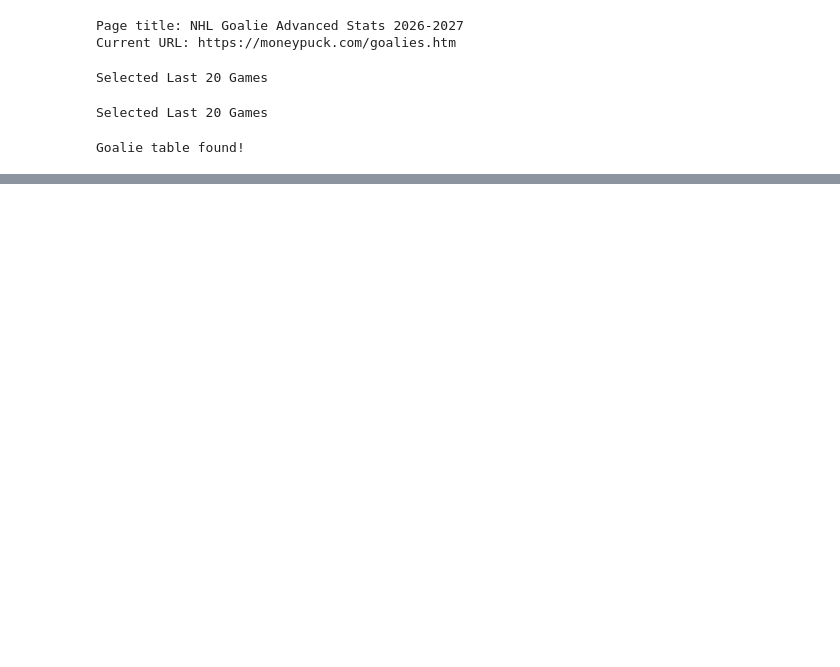
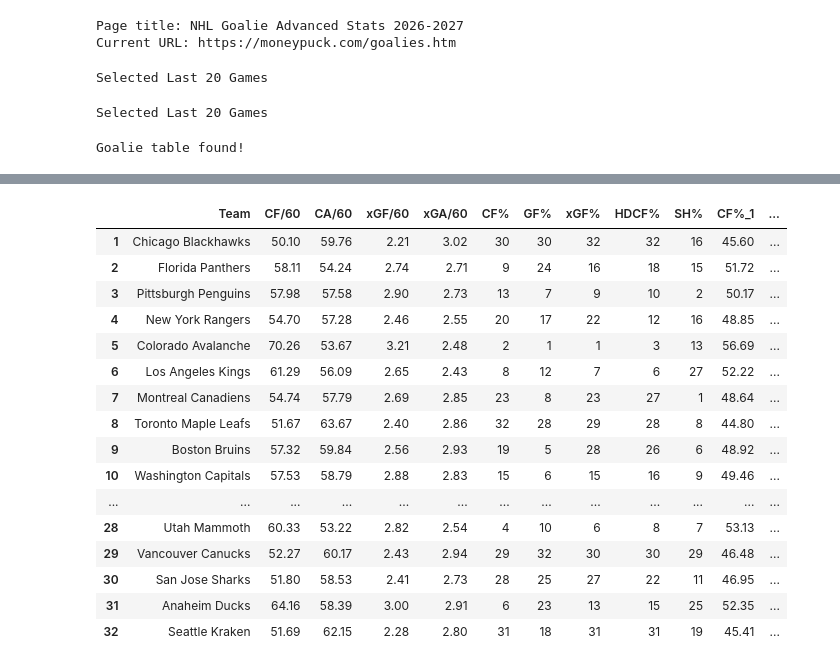
Before and after one commit to ccstevie/nhl-slate, a Jupyter notebook: notebooks/get_todays_games.ipynb, the cells around one changed output, grey strips where cells are left out. Saved outputs shown, nothing was run; the diff lists cells and outputs as text; code cells hidden in the pictures; blank space fills up the shorter version.

```diff
--- a/notebooks/get_todays_games.ipynb
+++ b/notebooks/get_todays_games.ipynb
@@ -393,3 +311,54 @@ final_df
+# %%
+# Extract the statistics we want from NST
+columns = [
+    "Team",
+    "CF/60",
+    "CA/60",
+    "xGF/60",
+    "xGA/60",
+    "CF%",
+    "GF%",
+    "xGF%",
+    "HDCF%",
+    "SH%"
+]
+
+final_df = df[columns].copy()
+
+# Create rankings for each percentage statistic
+rank_columns = ["CF%", "GF%", "xGF%", "HDCF%", "SH%"]
+
+for col in rank_columns:
+
+    # Preserve actual percentage
+    final_df[f"{col}_1"] = final_df[col]
+
+    # Replace original column with ranking (1 = best)
+    final_df[col] = (
+        final_df[col]
+        .rank(method="min", ascending=False)
+        .astype("Int64")
+    )
+
+final_df
+# %% [output]
+|  | Team | CF/60 | CA/60 | xGF/60 | xGA/60 | CF% | GF% | xGF% | HDCF% | SH% | CF%_1 | ... |
+| 1 | Chicago Blackhawks | 50.10 | 59.76 | 2.21 | 3.02 | 30 | 30 | 32 | 32 | 16 | 45.60 | ... |
+| 2 | Florida Panthers | 58.11 | 54.24 | 2.74 | 2.71 | 9 | 24 | 16 | 18 | 15 | 51.72 | ... |
+| 3 | Pittsburgh Penguins | 57.98 | 57.58 | 2.90 | 2.73 | 13 | 7 | 9 | 10 | 2 | 50.17 | ... |
+| 4 | New York Rangers | 54.70 | 57.28 | 2.46 | 2.55 | 20 | 17 | 22 | 12 | 16 | 48.85 | ... |
+| 5 | Colorado Avalanche | 70.26 | 53.67 | 3.21 | 2.48 | 2 | 1 | 1 | 3 | 13 | 56.69 | ... |
+| 6 | Los Angeles Kings | 61.29 | 56.09 | 2.65 | 2.43 | 8 | 12 | 7 | 6 | 27 | 52.22 | ... |
+| 7 | Montreal Canadiens | 54.74 | 57.79 | 2.69 | 2.85 | 23 | 8 | 23 | 27 | 1 | 48.64 | ... |
+| 8 | Toronto Maple Leafs | 51.67 | 63.67 | 2.40 | 2.86 | 32 | 28 | 29 | 28 | 8 | 44.80 | ... |
+| 9 | Boston Bruins | 57.32 | 59.84 | 2.56 | 2.93 | 19 | 5 | 28 | 26 | 6 | 48.92 | ... |
+| 10 | Washington Capitals | 57.53 | 58.79 | 2.88 | 2.83 | 15 | 6 | 15 | 16 | 9 | 49.46 | ... |
+| ... | ... | ... | ... | ... | ... | ... | ... | ... | ... | ... | ... | ... |
+| 28 | Utah Mammoth | 60.33 | 53.22 | 2.82 | 2.54 | 4 | 10 | 6 | 8 | 7 | 53.13 | ... |
+| 29 | Vancouver Canucks | 52.27 | 60.17 | 2.43 | 2.94 | 29 | 32 | 30 | 30 | 29 | 46.48 | ... |
+| 30 | San Jose Sharks | 51.80 | 58.53 | 2.41 | 2.73 | 28 | 25 | 27 | 22 | 11 | 46.95 | ... |
+| 31 | Anaheim Ducks | 64.16 | 58.39 | 3.00 | 2.91 | 6 | 23 | 13 | 15 | 25 | 52.35 | ... |
+| 32 | Seattle Kraken | 51.69 | 62.15 | 2.28 | 2.80 | 31 | 18 | 31 | 31 | 19 | 45.41 | ... |
 # %%
 def normalize_team(name):
     return (
```
Also changed, not shown: parts of 11 cells of this notebook, 4 other files.
